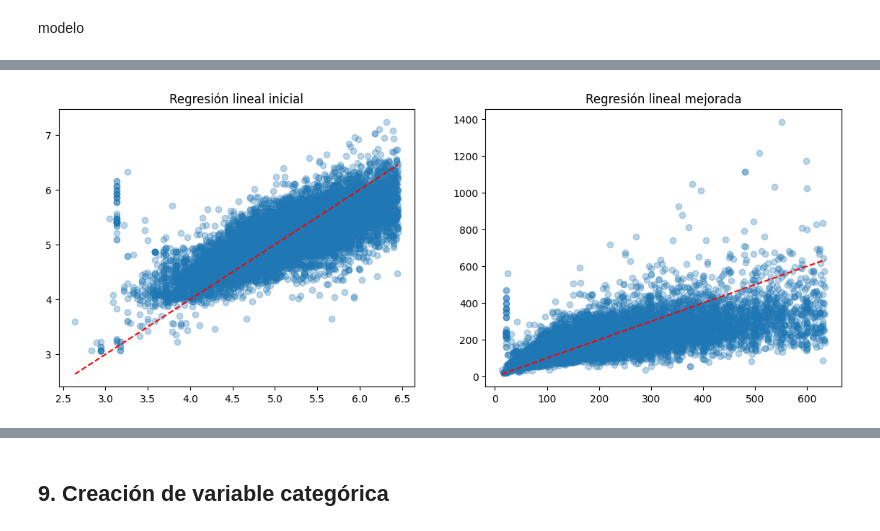
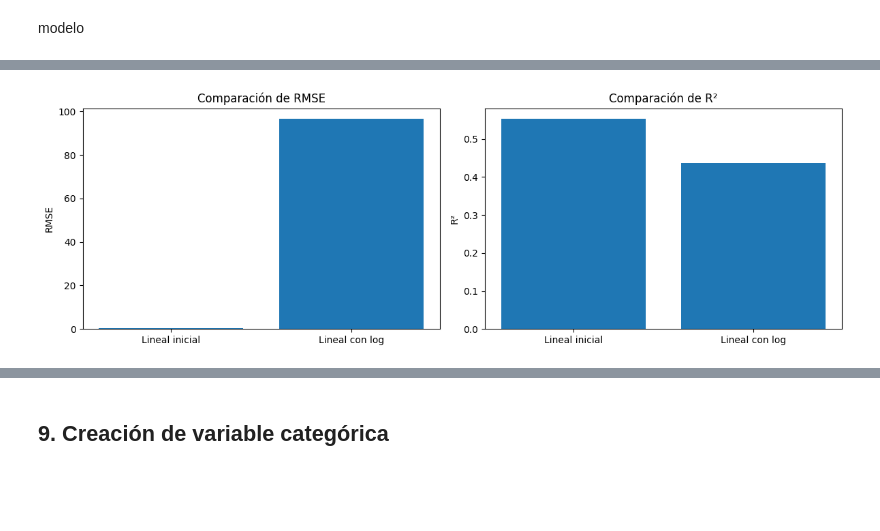
Before and after one commit to belennmm/MD_Lab4_Arboles, a Jupyter notebook: Notebooks/arboles.ipynb, the cells around one changed output, grey strips where cells are left out. Cells and saved outputs as stored; diff of their text form; code cells hidden in the pictures; blank space fills up the shorter version.

```diff
--- a/Notebooks/arboles.ipynb
+++ b/Notebooks/arboles.ipynb
@@ -1004,14 +997,17 @@ y_pred_log = modelo_lr.predict(X_test)
 y_pred = np.expm1(y_pred_log)
 y_real = np.expm1(y_test)
 
+y_pred_lr_log_real = np.expm1(y_pred_log)
+y_real_log = np.expm1(y_test)
 
 
-mae = mean_absolute_error(y_real, y_pred)
-rmse = np.sqrt(mean_squared_error(y_real, y_pred))
-r2 = r2_score(y_real, y_pred)
 
-print("Regresión Lineal Mejorada REAL:")
-print(f"MAE:  {mae:.2f}")
-print(f"RMSE: {rmse:.2f}")
-print(f"R2:   {r2:.4f}")
+mae_log = mean_absolute_error(y_real, y_pred)
+rmse_log = np.sqrt(mean_squared_error(y_real, y_pred))
+r2_log = r2_score(y_real, y_pred)
+
+print("Regresión lineal con transformación logarítmica:")
+print(f"MAE:  {mae_log}")
+print(f"RMSE: {rmse_log}")
+print(f"R2:   {r2_log}")
 # %% [output]
@@ -1038,20 +1057,19 @@ plt.show()
 # %%
-fig, axes = plt.subplots(1, 2, figsize=(14,5))
+modelos = ['Lineal inicial', 'Lineal con log']
+rmse_vals = [rmse, rmse_log]
+r2_vals = [r2, r2_log]
 
+fig, axes = plt.subplots(1, 2, figsize=(12, 4))
 
-axes[0].scatter(y_test, y_pred_lr, alpha=0.3)
-axes[0].plot([y_test.min(), y_test.max()],
-             [y_test.min(), y_test.max()],
-             'r--')
-axes[0].set_title('Regresión lineal inicial')
+axes[0].bar(modelos, rmse_vals)
+axes[0].set_title('Comparación de RMSE')
+axes[0].set_ylabel('RMSE')
 
+axes[1].bar(modelos, r2_vals)
+axes[1].set_title('Comparación de R²')
+axes[1].set_ylabel('R²')
 
-axes[1].scatter(y_real, y_pred, alpha=0.3)
-axes[1].plot([y_real.min(), y_real.max()],
-             [y_real.min(), y_real.max()],
-             'r--')
-axes[1].set_title('Regresión lineal mejorada')
-
+plt.tight_layout()
 plt.show()
 # %% [output]
-[figure, old version]
+[figure, new version]
```
Also changed, not shown: parts of 11 cells of this notebook.
